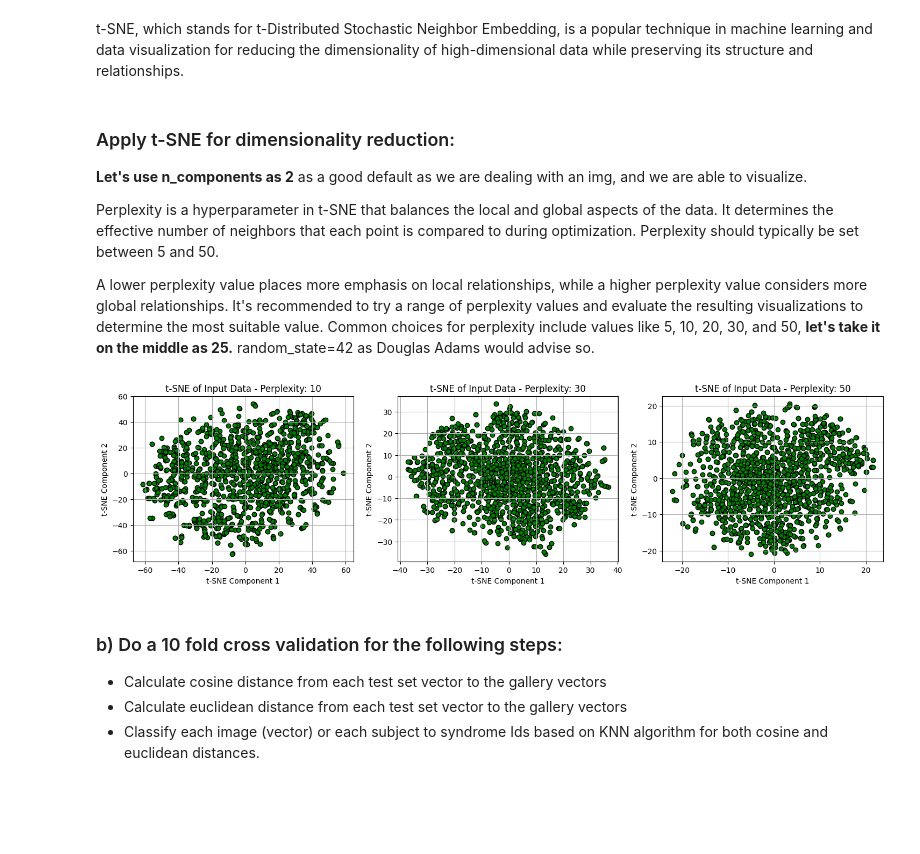
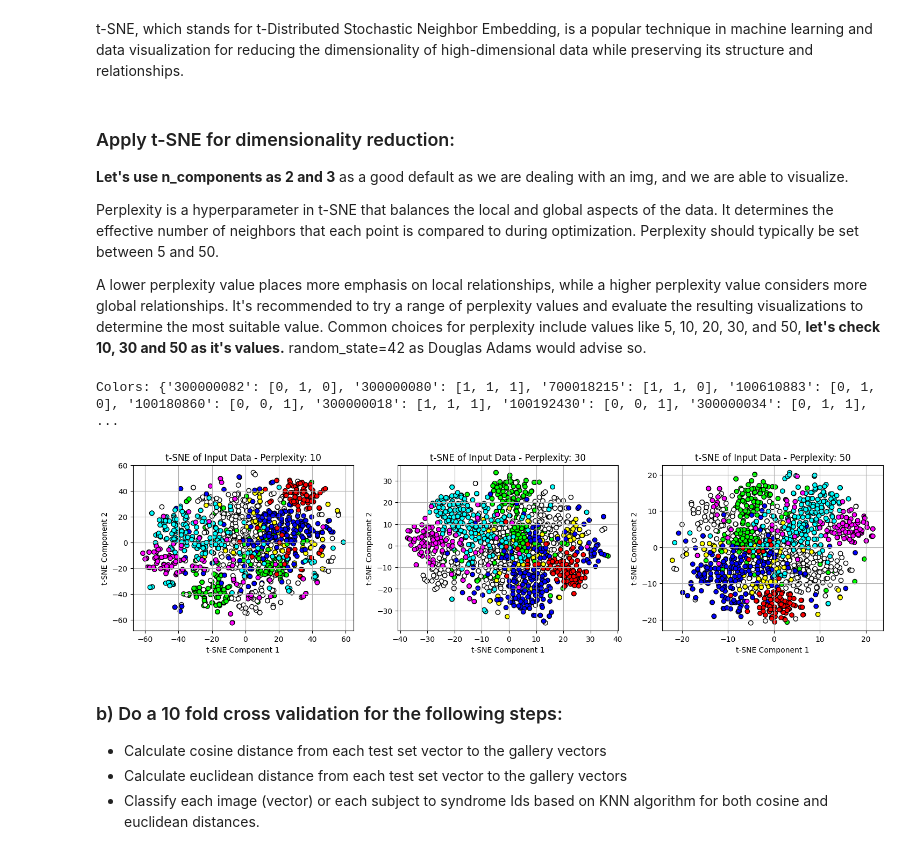
Before and after one commit to Mafeuz/ML_Test, a Jupyter notebook: ml_test_step_by_step.ipynb, the cells around one changed output. Cells and saved outputs as stored; diff of their text form; code cells hidden in the pictures; blank space fills up the shorter version.

```diff
--- a/ml_test_step_by_step.ipynb
+++ b/ml_test_step_by_step.ipynb
@@ -92,7 +92,7 @@ from sklearn.manifold import TSNE
 # %% [markdown]
 ### Apply t-SNE for dimensionality reduction:
 
-**Let's use n_components as 2** as a good default as we are dealing with an img, and we are able to visualize.
+**Let's use n_components as 2 and 3** as a good default as we are dealing with an img, and we are able to visualize.
 
 Perplexity is a hyperparameter in t-SNE that balances the local and global aspects of the data.
 It determines the effective number of neighbors that each point is compared to during optimization.
@@ -100,6 +100,6 @@ Perplexity should typically be set between 5 and 50.
 
 A lower perplexity value places more emphasis on local relationships, while a higher perplexity value considers more global relationships.
 It's recommended to try a range of perplexity values and evaluate the resulting visualizations to determine the most suitable value.
-Common choices for perplexity include values like 5, 10, 20, 30, and 50, **let's take it on the middle as 25.**
+Common choices for perplexity include values like 5, 10, 20, 30, and 50, **let's check 10, 30 and 50 as it's values.**
 random_state=42 as Douglas Adams would advise so.
 # %%
@@ -114,18 +115,28 @@ data_tsne_50 = tsne_50.fit_transform(np.array(data_df['img'].tolist()))
 # %%
 # Plot the t-SNE of img data:
 fig, axes = plt.subplots(1,3, figsize=(18, 4))
 perplexity = [10, 30, 50]
 
+# Let's get some colors for each unique syndrome:
+import random
+colors = {syndrome_id:[random.randint(0,1), random.randint(0,1), random.randint(0,1)] for syndrome_id in data_df['syndrome_id'].unique()}
+print('Colors:', colors)
+
+# Get colors for each instance of data:
+data_colors = [colors[syndrome_id] for syndrome_id in data_df['syndrome_id']]
+
+# Plotting data:
 for i, data in enumerate([data_tsne_10, data_tsne_30, data_tsne_50]):
-    axes[i].scatter(data[:, 0], data[:, 1], marker='o', c='g', edgecolor='k')
+    axes[i].scatter(data[:, 0], data[:, 1], marker='o', c=data_colors, edgecolor='k')
     axes[i].set_title(f't-SNE of Input Data - Perplexity: {perplexity[i]}')
     axes[i].set_xlabel('t-SNE Component 1')
     axes[i].set_ylabel('t-SNE Component 2')
     axes[i].grid(True)
 
 plt.show()
 # %% [output]
+Colors: {'300000082': [0, 1, 0], '300000080': [1, 1, 1], '700018215': [1, 1, 0], '100610883': [0, 1, 0], '100180860': [0, 0, 1], '300000018': [1, 1, 1], '100192430': [0, 0, 1], '300000034': [0, 1, 1], ...
-[figure, old version]
+[figure, new version]
 # %% [markdown]
 ### b)	Do a 10 fold cross validation for the following steps:
 -	Calculate cosine distance from each test set vector to the gallery vectors
```
Also changed, not shown: parts of 4 cells of this notebook.
